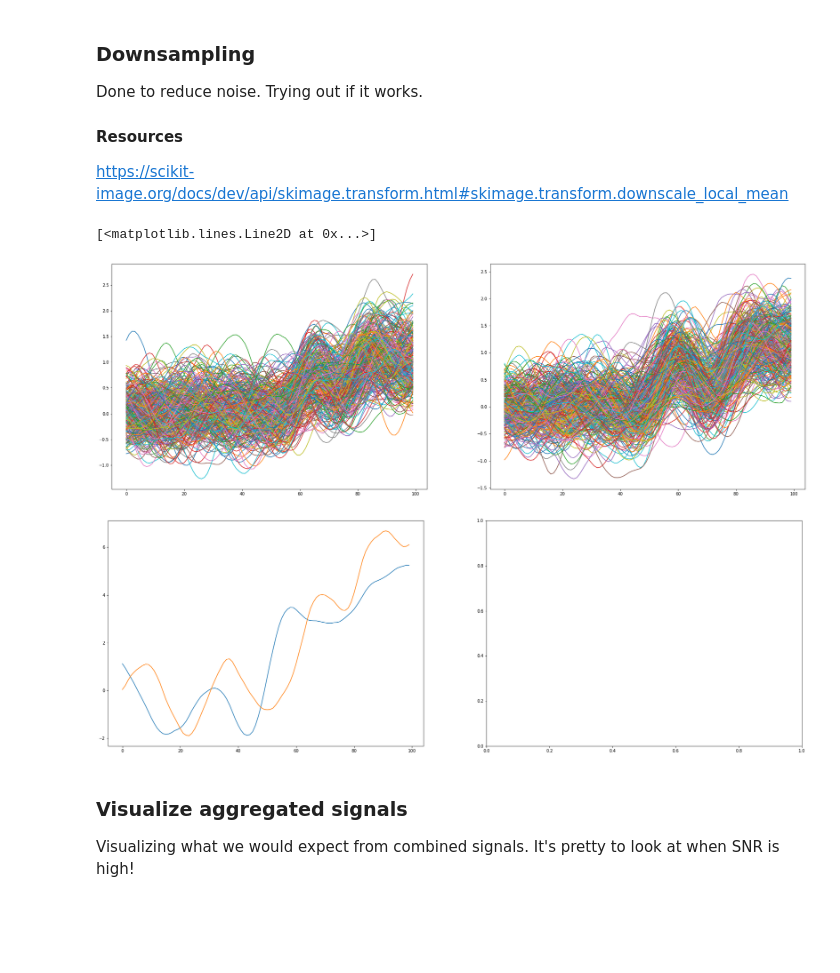
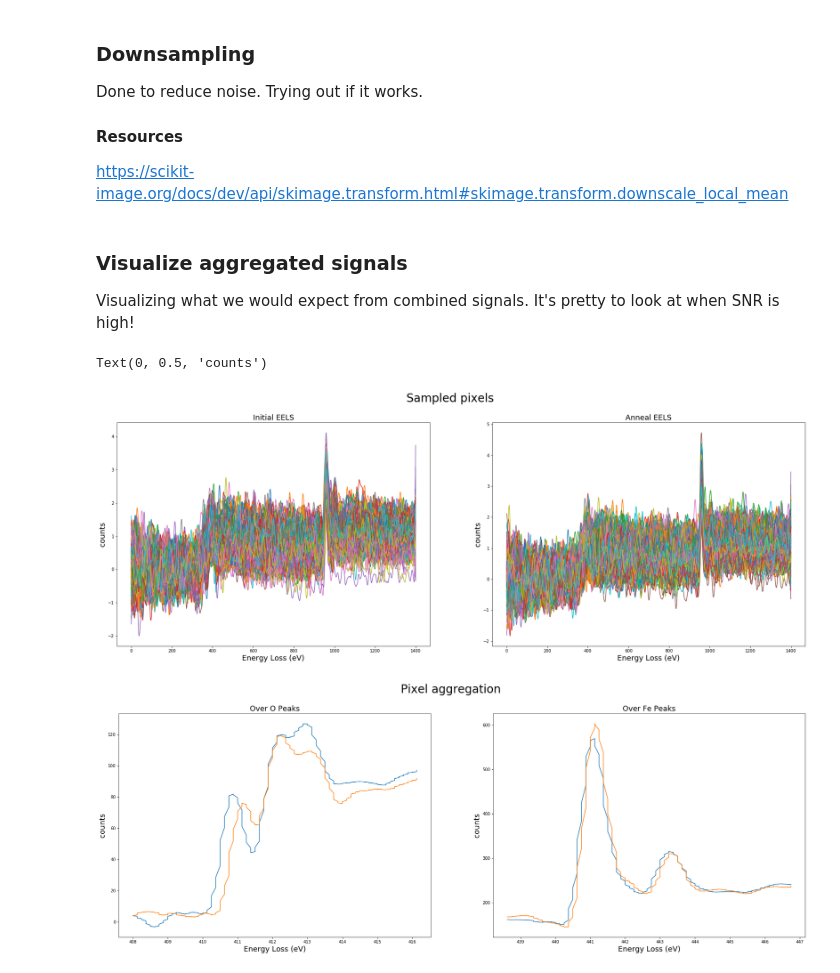
Before and after one commit to techtana/EELS_SFO, a Jupyter notebook: 1_DataPrep.ipynb, the cells around one changed output. Saved outputs shown, nothing was run; the diff lists cells and outputs as text; code cells hidden in the pictures; blank space fills up the shorter version.

```diff
--- a/1_DataPrep.ipynb
+++ b/1_DataPrep.ipynb
@@ -20,3 +20,4 @@ import numpy as np
 import pandas as pd
 import scipy
 import itertools
+hs.preferences.GUIs.warn_if_guis_are_missing = False
@@ -224,22 +221,65 @@ N_resampled = 1500
 
 downsample(data_initial, N_resampled)
 downsample(data_anneal, N_resampled)
-# %%
-f,(ax1,ax2) = plt.subplots(1,2, figsize=(30,10))
-for i in data_anneal[3].resample[20]:
-    ax1.plot(i[400:500])
-for i in data_initial[3].resample[20]:
-    ax2.plot(i[400:500])
-
-f,(ax1,ax2) = plt.subplots(1,2, figsize=(30,10))
-ax1.plot(np.sum(data_initial[3].resample[20][30:35], axis=0)[400:500])
-ax1.plot(np.sum(data_anneal[3].resample[20][30:35], axis=0)[400:500])
-# %% [output]
-[<matplotlib.lines.Line2D at 0x...>]
-[figure, removed]
-[figure, removed]
 # %% [markdown]
 ### Visualize aggregated signals
 
 Visualizing what we would expect from combined signals. It's pretty to look at when SNR is high!
+# %%
+# visualizing raw data
+
+import math
+
+start = 387.5 #eV
+stop = 851.25 #eV
+step = 0.125 #eV
+frac = N_resampled/data_initial[0].data.shape[2]
+O_range = range(math.ceil(1000*frac),math.ceil(1400*frac),1)
+Fe_range = range(math.ceil(2500*frac),math.ceil(2900*frac),1)
+O_xrange = [start+step*math.ceil(i*frac) for i in O_range]
+Fe_xrange = [start+step*math.ceil(i*frac) for i in Fe_range]
+
+# Plotting individual spectrum
+f,(ax1,ax2) = plt.subplots(1,2, figsize=(30,10))
+# initial data on image 3, [20,:,400:2500]
+for i in data_initial[3].resample[20]:
+    ax1.plot(i[100:3000])
+# plotting individual anneal data on image 3, [20,:,400:2500]
+for i in data_anneal[3].resample[20]:
+    ax2.plot(i[100:3000])
+
+# Plotting aggregared spectra
+g,(ax3,ax4) = plt.subplots(1,2, figsize=(30,10))
+# Plotting aggregation over oxygen range
+ax3.plot(O_xrange, np.sum(data_initial[3].resample[15][100:200], axis=0)[O_range])
+ax3.plot(O_xrange, np.sum(data_anneal[3].resample[15][100:200], axis=0)[O_range])
+# Plotting aggregation over Fe range
+ax4.plot(Fe_xrange, np.sum(data_initial[3].resample[15][10:200], axis=0)[Fe_range])
+ax4.plot(Fe_xrange, np.sum(data_anneal[3].resample[15][10:200], axis=0)[Fe_range])
+
+
+# plot configurations
+f.suptitle('Sampled pixels', fontsize=28)
+
+ax1.set_title('Initial EELS', fontsize=18)
+ax1.set_xlabel('Energy Loss (eV)', fontsize=18)
+ax1.set_ylabel('counts', fontsize=18)
+
+ax2.set_title('Anneal EELS', fontsize=18)
+ax2.set_xlabel('Energy Loss (eV)', fontsize=18)
+ax2.set_ylabel('counts', fontsize=18)
+
+g.suptitle('Pixel aggregation', fontsize=28)
+
+ax3.set_title('Over O Peaks', fontsize=18)
+ax3.set_xlabel('Energy Loss (eV)', fontsize=18)
+ax3.set_ylabel('counts', fontsize=18)
+
+ax4.set_title('Over Fe Peaks', fontsize=18)
+ax4.set_xlabel('Energy Loss (eV)', fontsize=18)
+ax4.set_ylabel('counts', fontsize=18)
+# %% [output]
+Text(0, 0.5, 'counts')
+[figure, added]
+[figure, added]
 # %%
```
Also changed, not shown: parts of 3 cells of this notebook, 1 other file.
